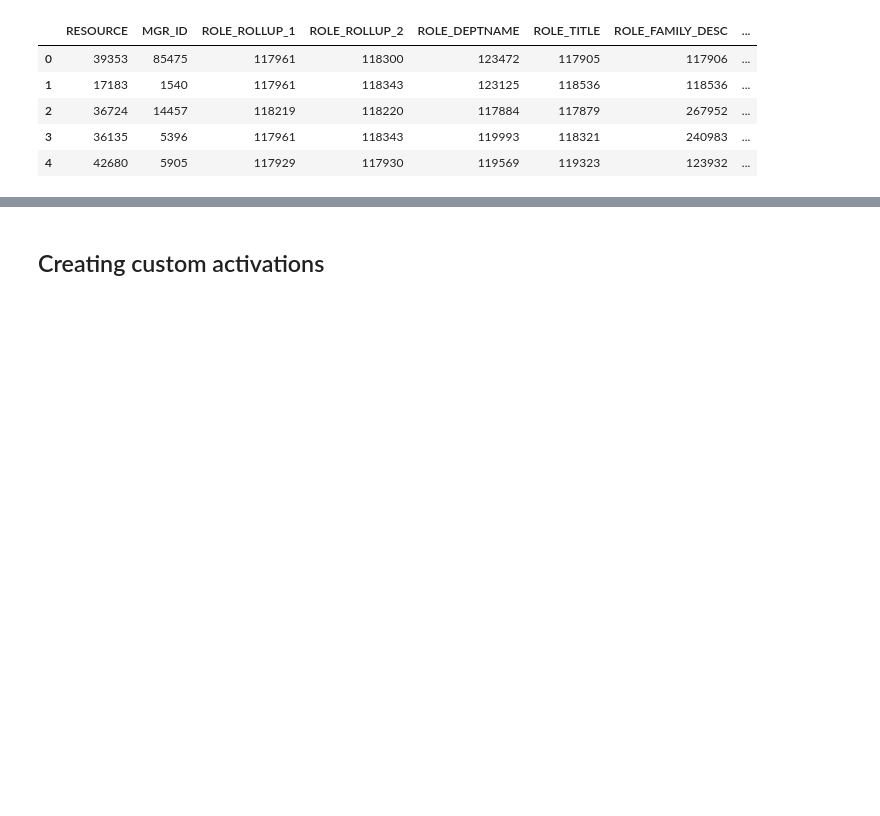
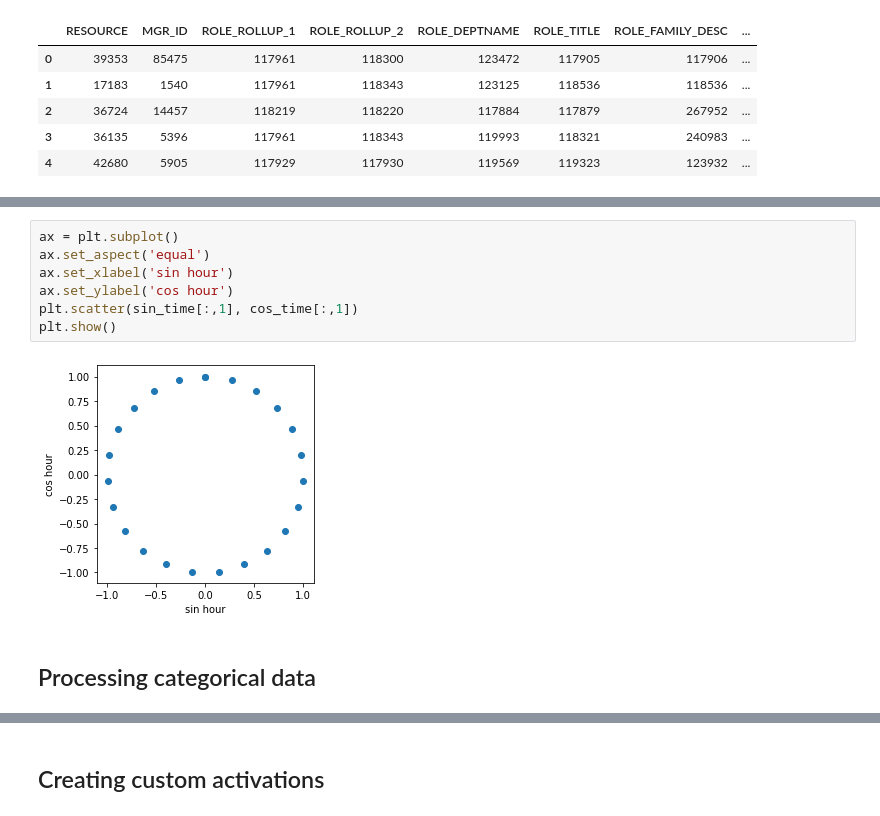
Before and after one commit to PacktPublishing/Machine-Learning-Using-TensorFlow-Cookbook, a Jupyter notebook: 7. Tabular data.ipynb, the cells around one changed output, grey strips where cells are left out. Cells and saved outputs as stored; diff of their text form; blank space fills up the shorter version.

```diff
--- a/7. Tabular data.ipynb
+++ b/7. Tabular data.ipynb
@@ -26,0 +212,11 @@ X.head()
+# %%
+ax = plt.subplot()
+ax.set_aspect('equal')
+ax.set_xlabel('sin hour')
+ax.set_ylabel('cos hour')
+plt.scatter(sin_time[:,1], cos_time[:,1])
+plt.show()
+# %% [output]
+[figure, added]
+# %% [markdown]
+## Processing categorical data
```
Also changed, not shown: parts of 45 cells of this notebook.
